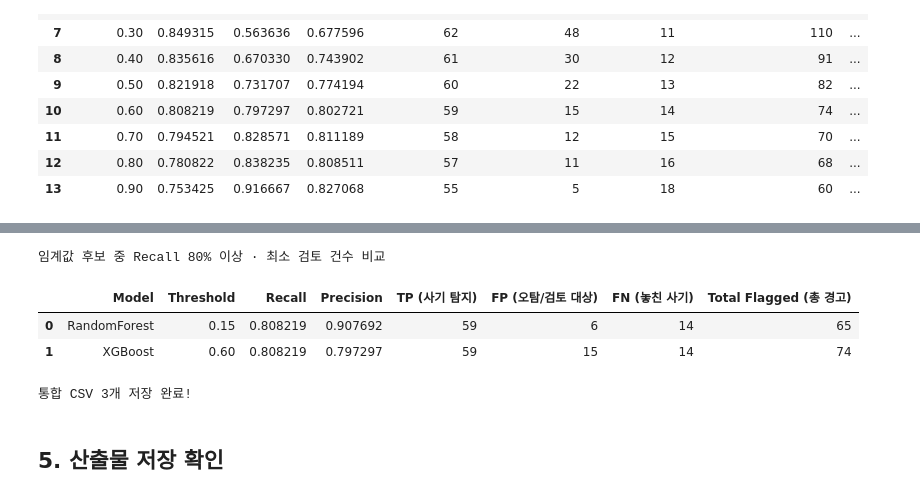
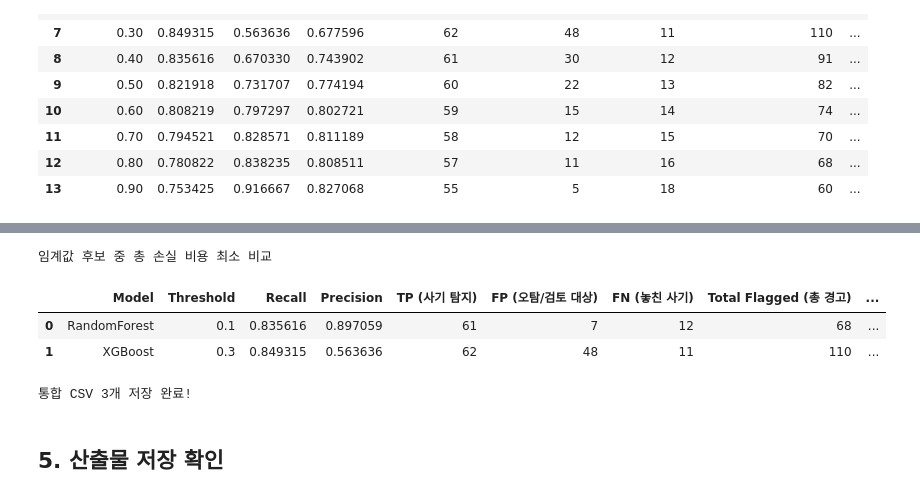
Before and after one commit to credit-card-fds/credit-card-fds, a Jupyter notebook: experiments/supervised_modeling.ipynb, the cells around one changed output, grey strips where cells are left out. Drawn from its saved outputs; the diff is of its cells as text; code cells hidden in the pictures.

```diff
--- a/experiments/supervised_modeling.ipynb
+++ b/experiments/supervised_modeling.ipynb
@@ -313,7 +322,7 @@ display(xgb_simulation)
 # %%
 # ============================================================
 # 랜덤포레스트·XGBoost 검증 결과 통합 및 운영 후보 비교
-# 선택 기준: Recall >= 0.80인 후보 중 총 검토 건수 최소
+# 선택 기준: 총 손실 비용(FN × 122 + FP × 5) 최소
 # 동률 처리: Recall이 높은 순, 그다음 임계값이 높은 순
 # 주의: 지금까지 평가한 임계값 후보 안에서만 선택
 #       모든 건수는 검증 데이터 전체 기준이며 하루 기준이 아님
@@ -346,57 +355,54 @@ all_simulations.to_csv(
     encoding="utf-8-sig",
 )
 
-# 3. 목표 Recall 80% 이상을 만족하는 후보만 추출
-target_recall = 0.80
+# 3. 임계값별 총 손실 비용 계산 (final_report 4.3과 같은 비용 가정)
+FRAUD_LOSS_PER_CASE = 122.0   # 건당 사기 피해액 (EUR)
+REVIEW_COST_PER_CASE = 5.0    # 건당 검토 인건비 (EUR)
 
-eligible = all_simulations[
-    all_simulations["Recall"] >= target_recall
-].copy()
+all_simulations["Total_Cost"] = (
+    all_simulations["FN (놓친 사기)"] * FRAUD_LOSS_PER_CASE
+    + all_simulations["FP (오탐/검토 대상)"] * REVIEW_COST_PER_CASE
+)
 
-# 총 검토 건수가 적은 순서로 정렬한 뒤 모델별 첫 행 선택
+# 총 손실 비용이 적은 순서로 정렬한 뒤 모델별 첫 행 선택
 selected_candidates = (
-    eligible.sort_values(
-        ["Total Flagged (총 경고)", "Recall", "Threshold"],
+    all_simulations.sort_values(
+        ["Total_Cost", "Recall", "Threshold"],
         ascending=[True, False, False],
     )
     .drop_duplicates(subset="Model")
     .reset_index(drop=True)
 )
 
-# 목표를 만족하는 후보가 없는 모델도 확인
-for model_name in ["RandomForest", "XGBoost"]:
-    if model_name not in selected_candidates["Model"].values:
-        print(f"{model_name}: Recall 80% 이상인 후보가 없습니다.")
-
-# 4. 후보 선택 조건을 기록하고 비교 결과 저장
-selected_candidates["Target_Recall"] = target_recall
+# 4. 비교 결과 저장
 
 selected_candidates.to_csv(
     TABLE_DIR / "supervised_val_candidates.csv",
     index=False,
     encoding="utf-8-sig",
 )
 
 # 5. 팀원이 비교하기 쉽도록 주요 열만 화면에 표시
-print("임계값 후보 중 Recall 80% 이상 · 최소 검토 건수 비교")
+print("임계값 후보 중 총 손실 비용 최소 비교")
 
 display(selected_candidates[[
     "Model",
     "Threshold",
     "Recall",
     "Precision",
     "TP (사기 탐지)",
     "FP (오탐/검토 대상)",
     "FN (놓친 사기)",
     "Total Flagged (총 경고)",
+    "Total_Cost",
 ]])
 
 print("통합 CSV 3개 저장 완료!")
 # %% [output]
-임계값 후보 중 Recall 80% 이상 · 최소 검토 건수 비교
+임계값 후보 중 총 손실 비용 최소 비교
-|  | Model | Threshold | Recall | Precision | TP (사기 탐지) | FP (오탐/검토 대상) | FN (놓친 사기) | Total Flagged (총 경고) |
-| 0 | RandomForest | 0.15 | 0.808219 | 0.907692 | 59 | 6 | 14 | 65 |
-| 1 | XGBoost | 0.60 | 0.808219 | 0.797297 | 59 | 15 | 14 | 74 |
+|  | Model | Threshold | Recall | Precision | TP (사기 탐지) | FP (오탐/검토 대상) | FN (놓친 사기) | Total Flagged (총 경고) | ... |
+| 0 | RandomForest | 0.1 | 0.835616 | 0.897059 | 61 | 7 | 12 | 68 | ... |
+| 1 | XGBoost | 0.3 | 0.849315 | 0.563636 | 62 | 48 | 11 | 110 | ... |
 통합 CSV 3개 저장 완료!
 # %% [markdown]
 ## 5. 산출물 저장 확인
```
Also changed, not shown: parts of 3 cells of this notebook, 9 other files.
